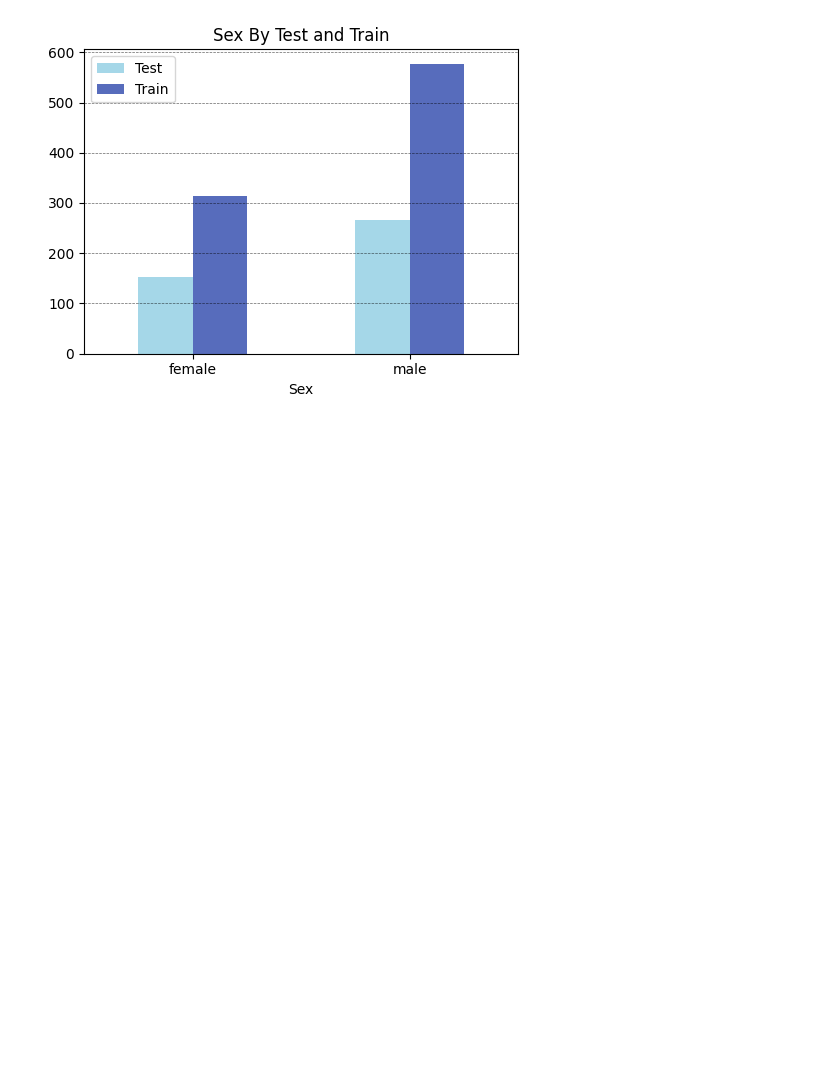
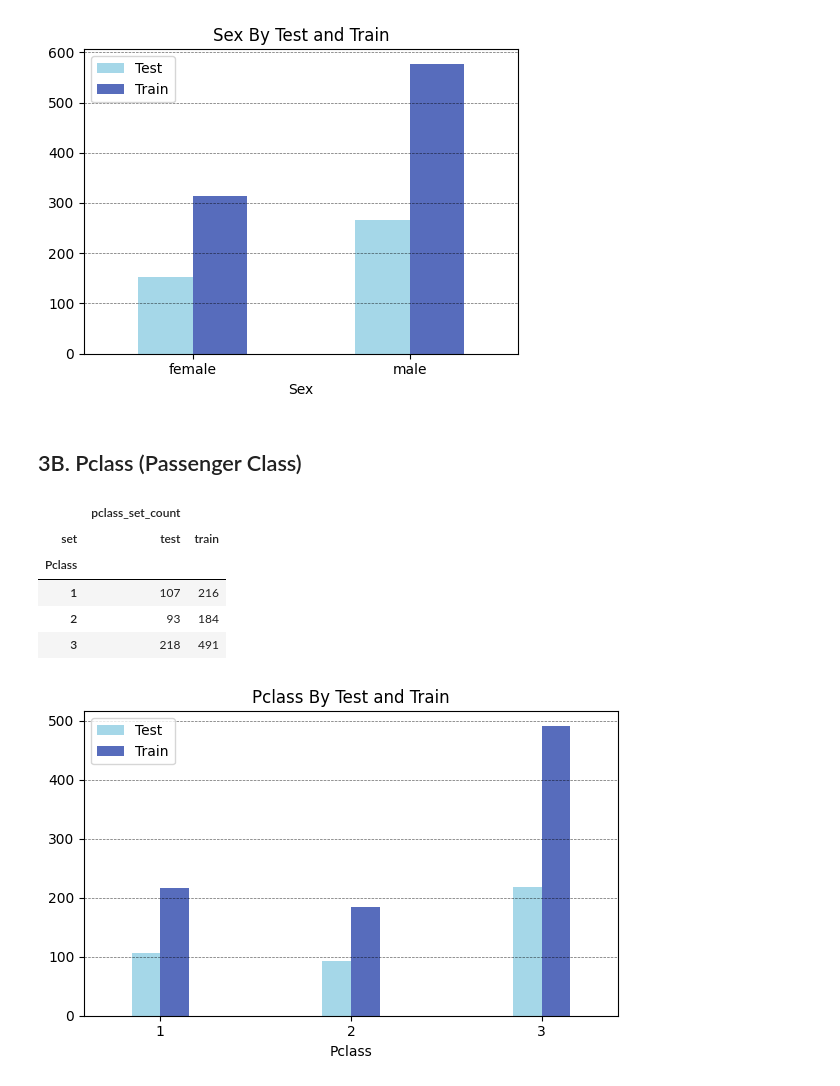
Before and after one commit to powernusa/titanic-eda, a Jupyter notebook: titanic_eda.ipynb, the cells around one changed output. Cells and saved outputs as stored; diff of their text form; code cells hidden in the pictures; blank space fills up the shorter version.

Commit message:
feat: 3B. Pclass

```diff
--- a/titanic_eda.ipynb
+++ b/titanic_eda.ipynb
@@ -126,3 +126,45 @@ plt.show()
 | female | 152 | 314 |
 | male | 266 | 577 |
 [figure]
+# %% [markdown]
+## 3B. Pclass (Passenger Class)
+# %%
+df_pclass_set = all_df[["Pclass","set"]]
+
+#display(df_pclass_set.sample(5))
+#print("\n ======================================== \n")
+
+df_groupby = (
+    df_pclass_set.groupby(["Pclass","set"])
+        .agg(pclass_set_count=("Pclass","count"))
+        .reset_index()
+)
+
+#display(df_groupby)
+#print("\n ======================================== \n")
+
+df_pivot = (
+    df_groupby.pivot(
+        index="Pclass",
+        columns=["set"],
+        values=["pclass_set_count"]
+    )
+)
+display(df_pivot)
+#print("\n ======================================== \n")
+
+title = "Pclass By Test and Train"
+labels = ["Test","Train"]
+
+plt,_,_ = plot_pivot_bar(df_pivot,width=0.3,figsize=(6,4),
+                title=title,legend_labels=labels)
+
+plt.show()
+# %% [output]
+|  | pclass_set_count |  |
+| set | test | train |
+| Pclass |  |  |
+| 1 | 107 | 216 |
+| 2 | 93 | 184 |
+| 3 | 218 | 491 |
+[figure, added]
```
Also changed, not shown: 1 other file.
